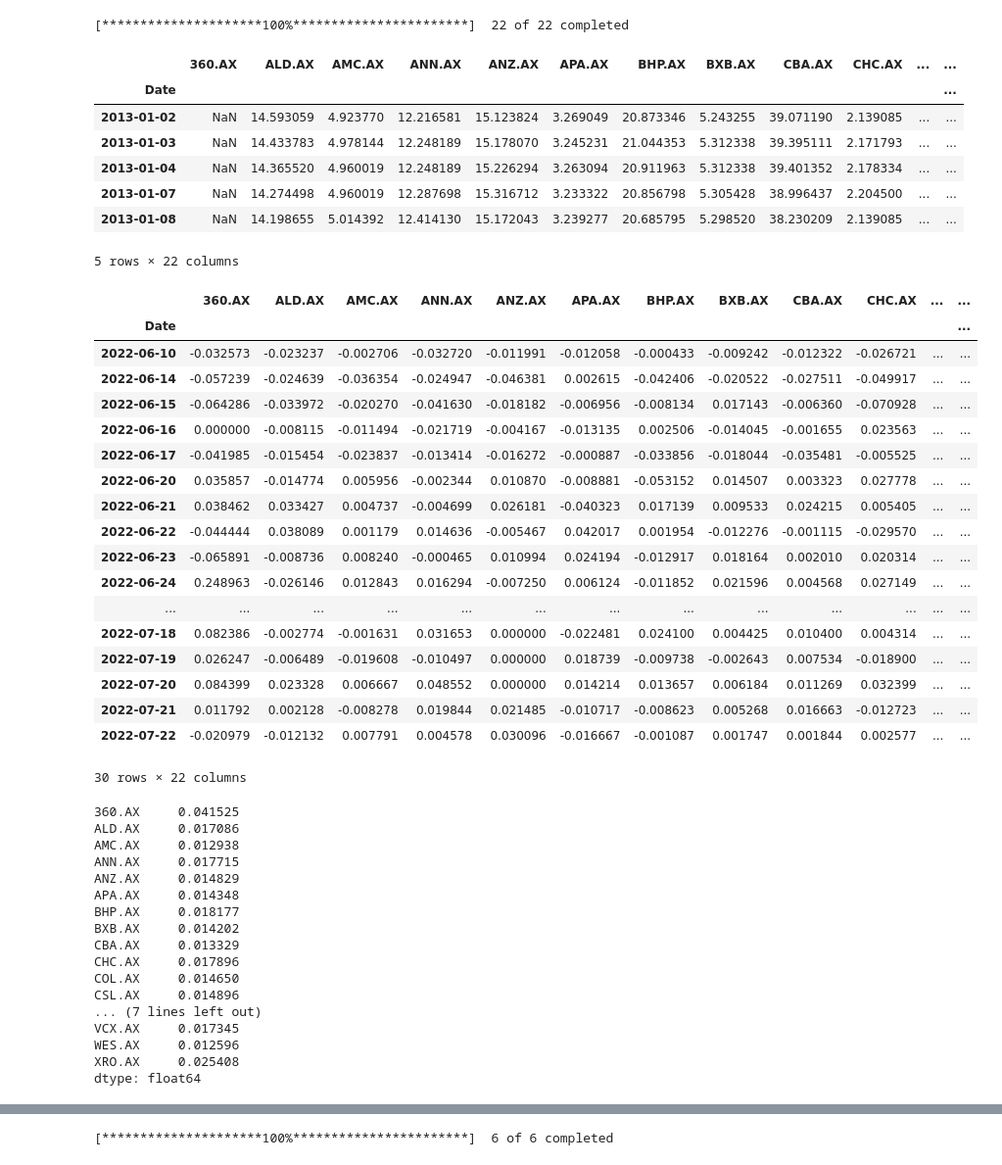
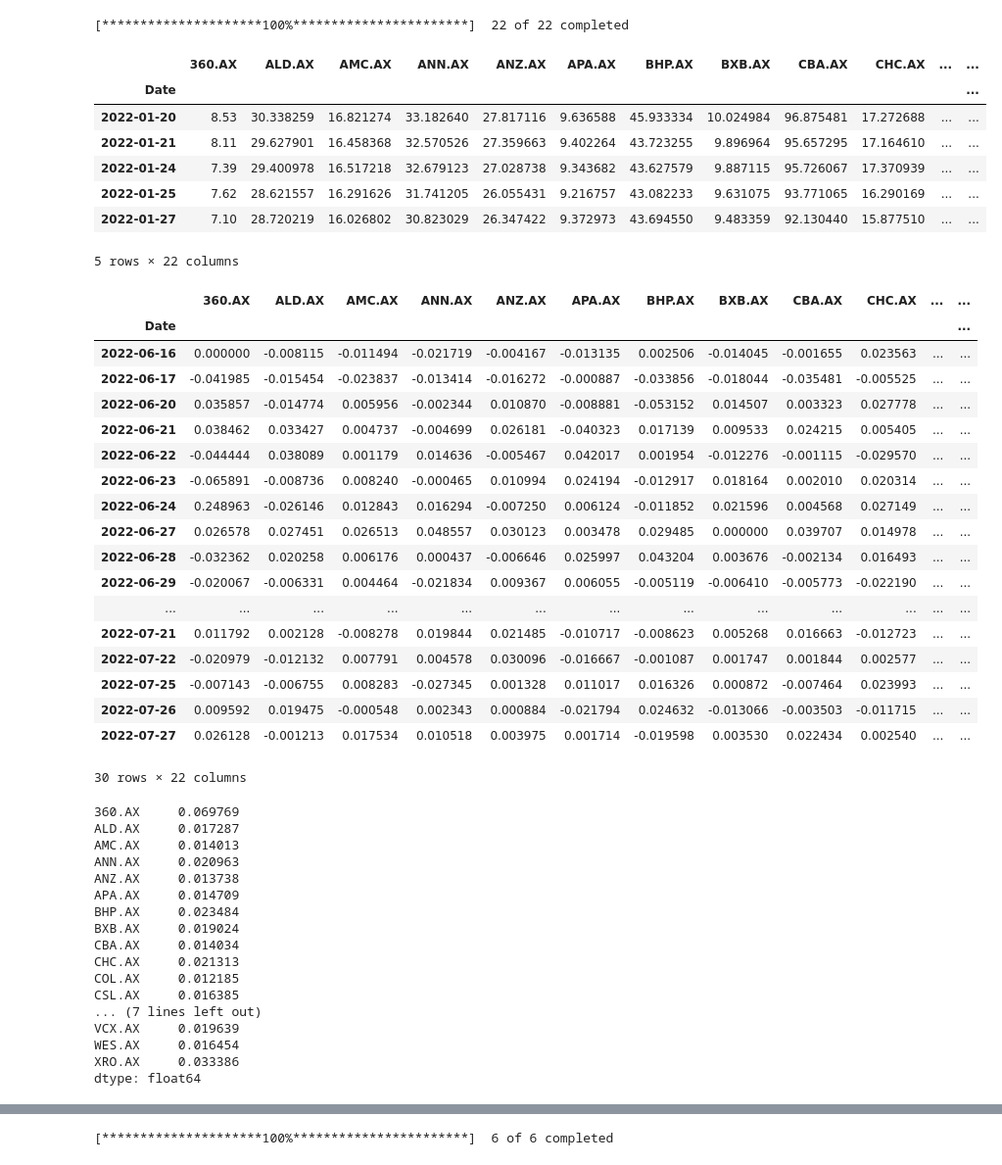
Before and after one commit to PeterJC98/Project_3, a Jupyter notebook: SummitBal.ipynb, the cells around one changed output, grey strips where cells are left out. Shown at 98% size. Drawn from its saved outputs; the diff is of its cells as text; code cells hidden in the pictures.

```diff
--- a/SummitBal.ipynb
+++ b/SummitBal.ipynb
@@ -55,20 +83,20 @@ def read_data(data, start, end):
     dataclose_df = data_df["Adj Close"]
     return dataclose_df
 # %%
-shareport = read_data(['360.AX', 'ANZ.AX', 'SQ2.AX', 'CBA.AX', 'PXA.AX', 'ALD.AX', 'AMC.AX', 'BHP.AX', 'APA.AX', 'BXB.AX', 'CHC.AX', 'COL.AX', 'WES.AX', 'CSL.AX', 'GOLD.AX', 'RMD.AX', 'TLS.AX', 'IAG.AX', 'VCX.AX', 'ANN.AX', 'JLG.AX', 'XRO.AX'],"2013-01-01","2022-07-25")
+shareport = read_data(['360.AX', 'ANZ.AX', 'SQ2.AX', 'CBA.AX', 'PXA.AX', 'ALD.AX', 'AMC.AX', 'BHP.AX', 'APA.AX', 'BXB.AX', 'CHC.AX', 'COL.AX', 'WES.AX', 'CSL.AX', 'GOLD.AX', 'RMD.AX', 'TLS.AX', 'IAG.AX', 'VCX.AX', 'ANN.AX', 'JLG.AX', 'XRO.AX'],"2018-01-01","2022-07-28")
 # %% [output]
 [*********************100%***********************]  22 of 22 completed
 # %%
-#shareport.dropna(inplace = True)
+shareport.dropna(inplace = True)
 shareport.head()
 # %% [output]
 |  | 360.AX | ALD.AX | AMC.AX | ANN.AX | ANZ.AX | APA.AX | BHP.AX | BXB.AX | CBA.AX | CHC.AX | ... | ... |
 | Date |  |  |  |  |  |  |  |  |  |  |  | ... |
-| 2013-01-02 | NaN | 14.593059 | 4.923770 | 12.216581 | 15.123824 | 3.269049 | 20.873346 | 5.243255 | 39.071190 | 2.139085 | ... | ... |
-| 2013-01-03 | NaN | 14.433783 | 4.978144 | 12.248189 | 15.178070 | 3.245231 | 21.044353 | 5.312338 | 39.395111 | 2.171793 | ... | ... |
-| 2013-01-04 | NaN | 14.365520 | 4.960019 | 12.248189 | 15.226294 | 3.263094 | 20.911963 | 5.312338 | 39.401352 | 2.178334 | ... | ... |
-| 2013-01-07 | NaN | 14.274498 | 4.960019 | 12.287698 | 15.316712 | 3.233322 | 20.856798 | 5.305428 | 38.996437 | 2.204500 | ... | ... |
-| 2013-01-08 | NaN | 14.198655 | 5.014392 | 12.414130 | 15.172043 | 3.239277 | 20.685795 | 5.298520 | 38.230209 | 2.139085 | ... | ... |
+| 2022-01-20 | 8.53 | 30.338259 | 16.821274 | 33.182640 | 27.817116 | 9.636588 | 45.933334 | 10.024984 | 96.875481 | 17.272688 | ... | ... |
+| 2022-01-21 | 8.11 | 29.627901 | 16.458368 | 32.570526 | 27.359663 | 9.402264 | 43.723255 | 9.896964 | 95.657295 | 17.164610 | ... | ... |
+| 2022-01-24 | 7.39 | 29.400978 | 16.517218 | 32.679123 | 27.028738 | 9.343682 | 43.627579 | 9.887115 | 95.726067 | 17.370939 | ... | ... |
+| 2022-01-25 | 7.62 | 28.621557 | 16.291626 | 31.741205 | 26.055431 | 9.216757 | 43.082233 | 9.631075 | 93.771065 | 16.290169 | ... | ... |
+| 2022-01-27 | 7.10 | 28.720219 | 16.026802 | 30.823029 | 26.347422 | 9.372973 | 43.694550 | 9.483359 | 92.130440 | 15.877510 | ... | ... |
 5 rows × 22 columns
 # %%
 sharereturns_df = shareport.pct_change().copy()
@@ -76,9 +104,6 @@ sharereturns_df.tail(30)
 # %% [output]
 |  | 360.AX | ALD.AX | AMC.AX | ANN.AX | ANZ.AX | APA.AX | BHP.AX | BXB.AX | CBA.AX | CHC.AX | ... | ... |
 | Date |  |  |  |  |  |  |  |  |  |  |  | ... |
-| 2022-06-10 | -0.032573 | -0.023237 | -0.002706 | -0.032720 | -0.011991 | -0.012058 | -0.000433 | -0.009242 | -0.012322 | -0.026721 | ... | ... |
-| 2022-06-14 | -0.057239 | -0.024639 | -0.036354 | -0.024947 | -0.046381 | 0.002615 | -0.042406 | -0.020522 | -0.027511 | -0.049917 | ... | ... |
-| 2022-06-15 | -0.064286 | -0.033972 | -0.020270 | -0.041630 | -0.018182 | -0.006956 | -0.008134 | 0.017143 | -0.006360 | -0.070928 | ... | ... |
 | 2022-06-16 | 0.000000 | -0.008115 | -0.011494 | -0.021719 | -0.004167 | -0.013135 | 0.002506 | -0.014045 | -0.001655 | 0.023563 | ... | ... |
 | 2022-06-17 | -0.041985 | -0.015454 | -0.023837 | -0.013414 | -0.016272 | -0.000887 | -0.033856 | -0.018044 | -0.035481 | -0.005525 | ... | ... |
 | 2022-06-20 | 0.035857 | -0.014774 | 0.005956 | -0.002344 | 0.010870 | -0.008881 | -0.053152 | 0.014507 | 0.003323 | 0.027778 | ... | ... |
@@ -86,33 +111,36 @@ sharereturns_df.tail(30)
 | 2022-06-22 | -0.044444 | 0.038089 | 0.001179 | 0.014636 | -0.005467 | 0.042017 | 0.001954 | -0.012276 | -0.001115 | -0.029570 | ... | ... |
 | 2022-06-23 | -0.065891 | -0.008736 | 0.008240 | -0.000465 | 0.010994 | 0.024194 | -0.012917 | 0.018164 | 0.002010 | 0.020314 | ... | ... |
 | 2022-06-24 | 0.248963 | -0.026146 | 0.012843 | 0.016294 | -0.007250 | 0.006124 | -0.011852 | 0.021596 | 0.004568 | 0.027149 | ... | ... |
+| 2022-06-27 | 0.026578 | 0.027451 | 0.026513 | 0.048557 | 0.030123 | 0.003478 | 0.029485 | 0.000000 | 0.039707 | 0.014978 | ... | ... |
+| 2022-06-28 | -0.032362 | 0.020258 | 0.006176 | 0.000437 | -0.006646 | 0.025997 | 0.043204 | 0.003676 | -0.002134 | 0.016493 | ... | ... |
+| 2022-06-29 | -0.020067 | -0.006331 | 0.004464 | -0.021834 | 0.009367 | 0.006055 | -0.005119 | -0.006410 | -0.005773 | -0.022190 | ... | ... |
 | ... | ... | ... | ... | ... | ... | ... | ... | ... | ... | ... | ... | ... |
-| 2022-07-18 | 0.082386 | -0.002774 | -0.001631 | 0.031653 | 0.000000 | -0.022481 | 0.024100 | 0.004425 | 0.010400 | 0.004314 | ... | ... |
-| 2022-07-19 | 0.026247 | -0.006489 | -0.019608 | -0.010497 | 0.000000 | 0.018739 | -0.009738 | -0.002643 | 0.007534 | -0.018900 | ... | ... |
-| 2022-07-20 | 0.084399 | 0.023328 | 0.006667 | 0.048552 | 0.000000 | 0.014214 | 0.013657 | 0.006184 | 0.011269 | 0.032399 | ... | ... |
 | 2022-07-21 | 0.011792 | 0.002128 | -0.008278 | 0.019844 | 0.021485 | -0.010717 | -0.008623 | 0.005268 | 0.016663 | -0.012723 | ... | ... |
 | 2022-07-22 | -0.020979 | -0.012132 | 0.007791 | 0.004578 | 0.030096 | -0.016667 | -0.001087 | 0.001747 | 0.001844 | 0.002577 | ... | ... |
+| 2022-07-25 | -0.007143 | -0.006755 | 0.008283 | -0.027345 | 0.001328 | 0.011017 | 0.016326 | 0.000872 | -0.007464 | 0.023993 | ... | ... |
+| 2022-07-26 | 0.009592 | 0.019475 | -0.000548 | 0.002343 | 0.000884 | -0.021794 | 0.024632 | -0.013066 | -0.003503 | -0.011715 | ... | ... |
+| 2022-07-27 | 0.026128 | -0.001213 | 0.017534 | 0.010518 | 0.003975 | 0.001714 | -0.019598 | 0.003530 | 0.022434 | 0.002540 | ... | ... |
 30 rows × 22 columns
 # %%
 shareport_std = sharereturns_df.std()
 shareport_std
 # %% [output]
-360.AX     0.041525
-ALD.AX     0.017086
-AMC.AX     0.012938
-ANN.AX     0.017715
-ANZ.AX     0.014829
-APA.AX     0.014348
-BHP.AX     0.018177
-BXB.AX     0.014202
-CBA.AX     0.013329
-CHC.AX     0.017896
-COL.AX     0.014650
-CSL.AX     0.014896
+360.AX     0.069769
+ALD.AX     0.017287
+AMC.AX     0.014013
+ANN.AX     0.020963
+ANZ.AX     0.013738
+APA.AX     0.014709
+BHP.AX     0.023484
+BXB.AX     0.019024
+CBA.AX     0.014034
+CHC.AX     0.021313
+COL.AX     0.012185
+CSL.AX     0.016385
 ... (7 lines left out)
-VCX.AX     0.017345
-WES.AX     0.012596
-XRO.AX     0.025408
+VCX.AX     0.019639
+WES.AX     0.016454
+XRO.AX     0.033386
 dtype: float64
 # %%
 ma_short = shareport.rolling(12).mean()
```
Also changed, not shown: parts of 15 cells of this notebook.
